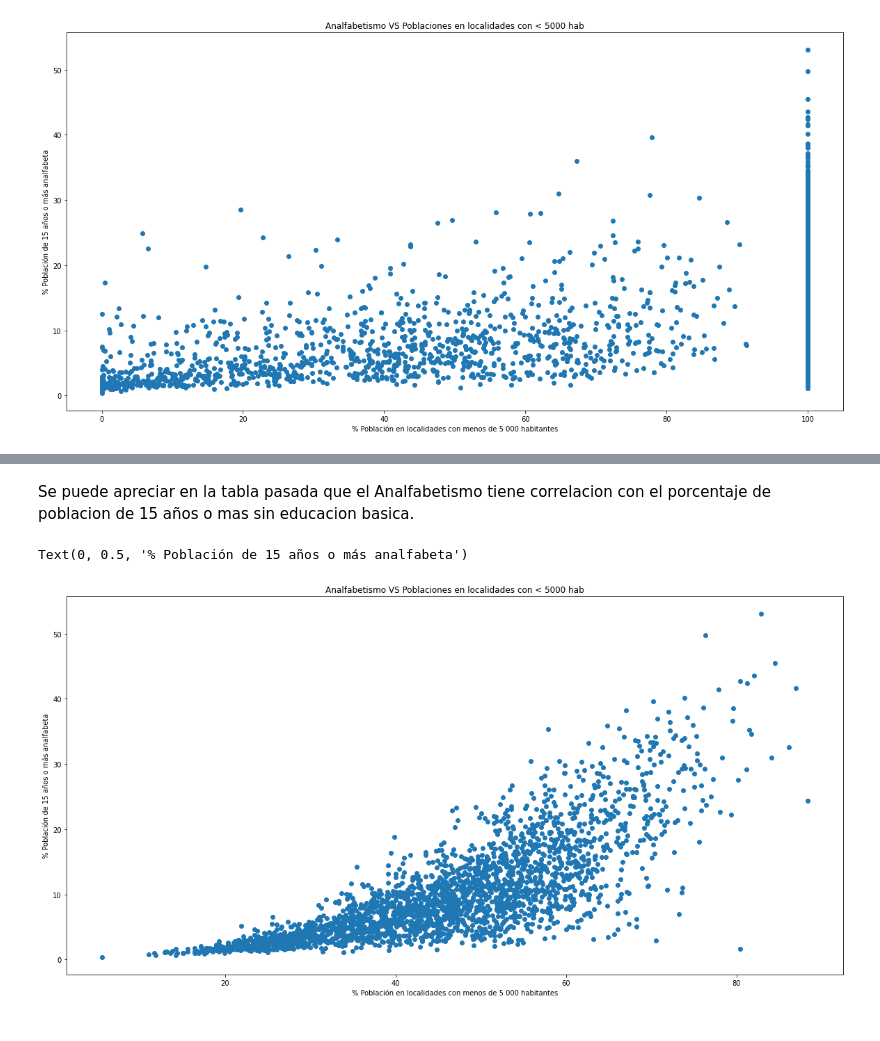
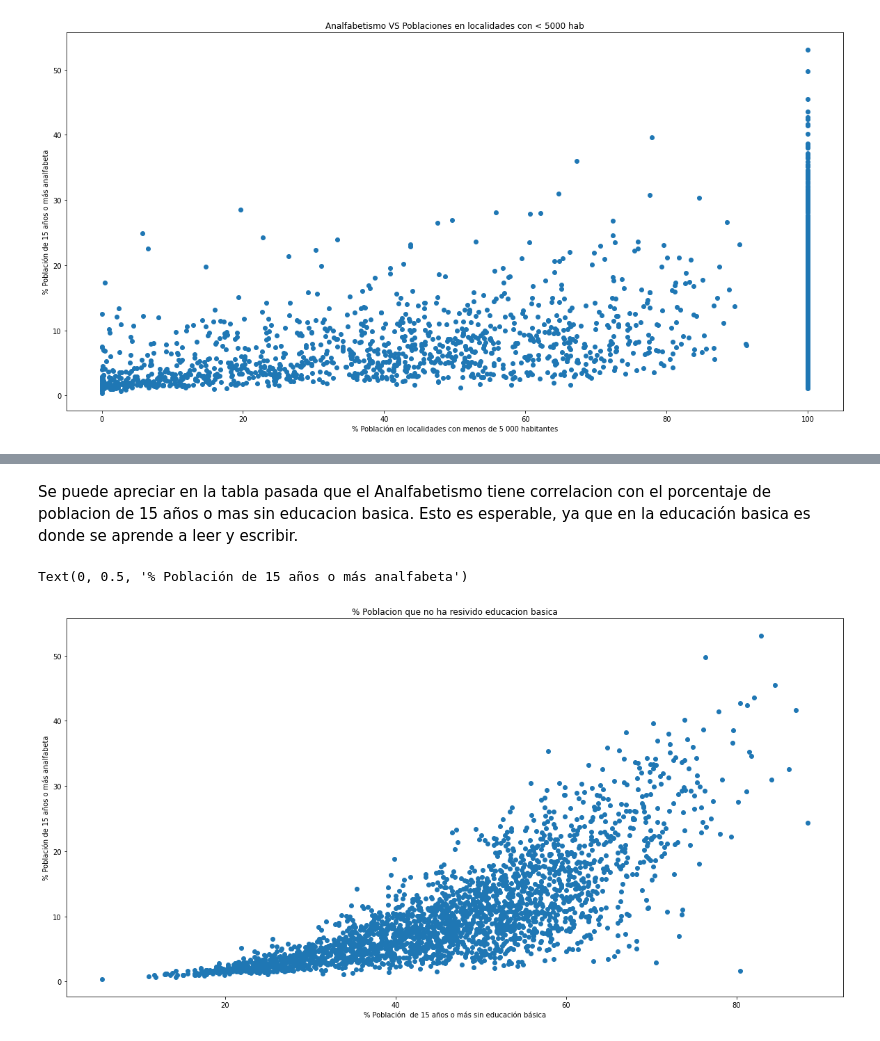
Before and after one commit to ivanDavila/propedeutico_ivandavila, a Jupyter notebook: Propedeutico.ipynb, the cells around one changed output, grey strips where cells are left out. Saved outputs shown, nothing was run; the diff lists cells and outputs as text; code cells hidden in the pictures.

```diff
--- a/Propedeutico.ipynb
+++ b/Propedeutico.ipynb
@@ -191,11 +206,11 @@ analfavetismo.corr()
 # %% [markdown]
-Se puede apreciar en la tabla pasada que el Analfabetismo tiene correlacion con el porcentaje de poblacion de 15 años o mas sin educacion basica.
+Se puede apreciar en la tabla pasada que el Analfabetismo tiene correlacion con el porcentaje de poblacion de 15 años o mas sin educacion basica. Esto es esperable, ya que en la educación basica es donde se aprende a leer y escribir.
 # %%
 plt.figure(figsize=(20,10))
 plt.scatter(x = data_mncpio["SBASC"], y = data_mncpio["ANALF"])
-plt.title("Analfabetismo VS Poblaciones en localidades con < 5000 hab")
+plt.title("% Poblacion que no ha resivido educacion basica")
 plt.xlabel("% Población  de 15 años o más sin educación básica")
 plt.ylabel("% Población de 15 años o más analfabeta")
 # %% [output]
 Text(0, 0.5, '% Población de 15 años o más analfabeta')
-[figure, old version]
+[figure, new version]
```
Also changed, not shown: parts of 16 cells of this notebook.
